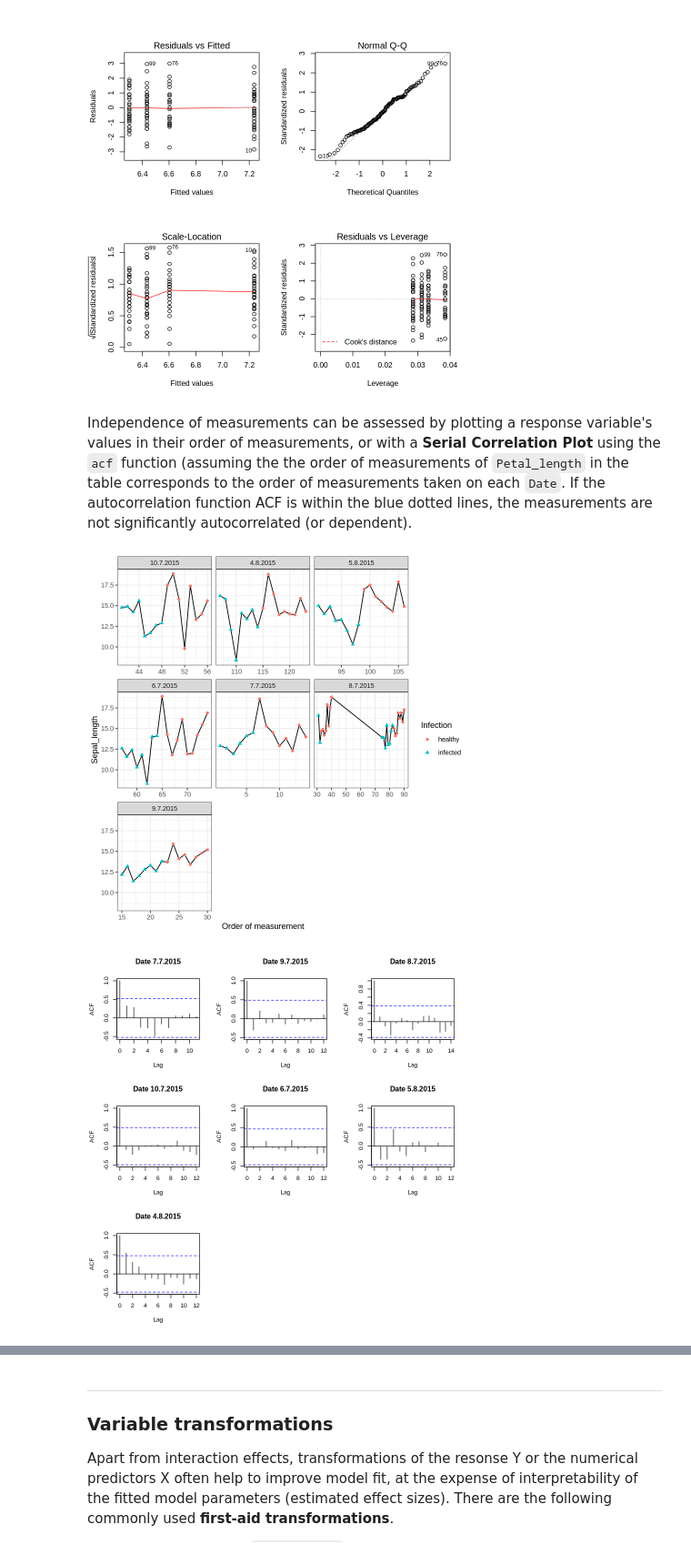
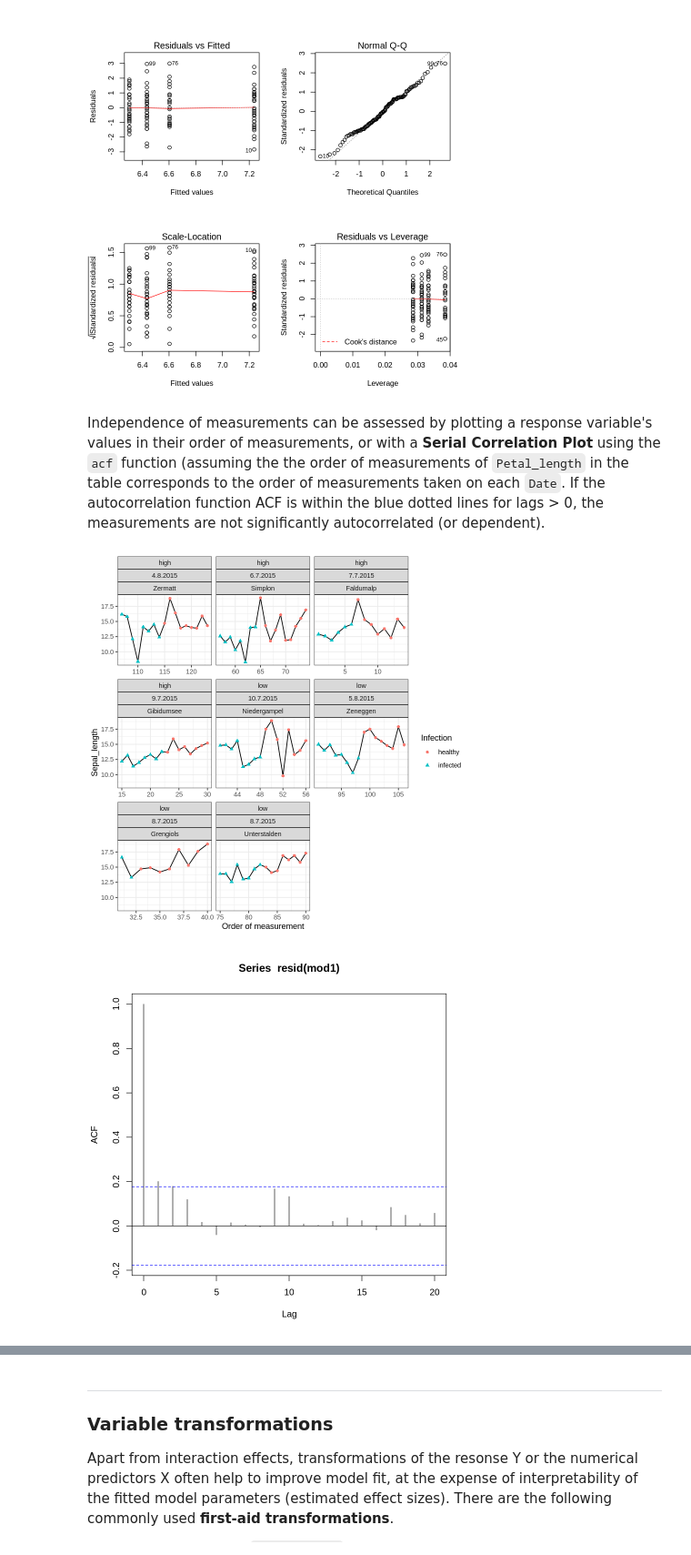
Before and after one commit to scrameri/Umweltbiologie, a Jupyter notebook: Tutorials.ipynb, the cells around one changed output, grey strips where cells are left out. Shown at 91% size. Cells and saved outputs as stored; diff of their text form; code cells hidden in the pictures.

```diff
--- a/Tutorials.ipynb
+++ b/Tutorials.ipynb
@@ -607,22 +753,18 @@ data:  mod1$resid
 W = 0.98906, p-value = 0.4358
 [figure]
 # %% [markdown]
-Independence of measurements can be assessed by plotting a response variable's values in their order of measurements, or with a **Serial Correlation Plot** using the `acf` function (assuming the the order of measurements of `Petal_length` in the table corresponds to the order of measurements taken on each `Date`. If the autocorrelation function ACF is within the blue dotted lines, the measurements are not significantly autocorrelated (or dependent).
+Independence of measurements can be assessed by plotting a response variable's values in their order of measurements, or with a **Serial Correlation Plot** using the `acf` function (assuming the the order of measurements of `Petal_length` in the table corresponds to the order of measurements taken on each `Date`. If the autocorrelation function ACF is within the blue dotted lines for lags > 0, the measurements are not significantly autocorrelated (or dependent).
 # %%
 ggplot(morph, aes(seq_along(Sepal_length), Sepal_length)) +
   geom_line() + geom_point(aes(color = Infection, shape = Infection)) +
   labs(x = "Order of measurement") +
-  facet_wrap(~Date, scales = "free_x") +
+  facet_wrap(~ Elevation + Date + Population, scales = "free_x") +
   theme_bw()
 
-par(mfrow = c(3,3))
-for (date in unique(morph$Date)) {
-  acf(morph$Petal_length[morph$Date == date], main = paste("Date", date))
-}
-par(mfrow = c(1,1))
+acf(resid(mod1))
 # %% [output]
-[figure, old version]
+[figure, new version]
-[figure, old version]
+[figure, new version]
 # %% [markdown]
 ![Question](https://img.icons8.com/flat_round/64/000000/question-mark.png)
 * Are the assumptions of normality, constant variance and independence of the residuals met?
```
Also changed, not shown: parts of 58 cells of this notebook.
